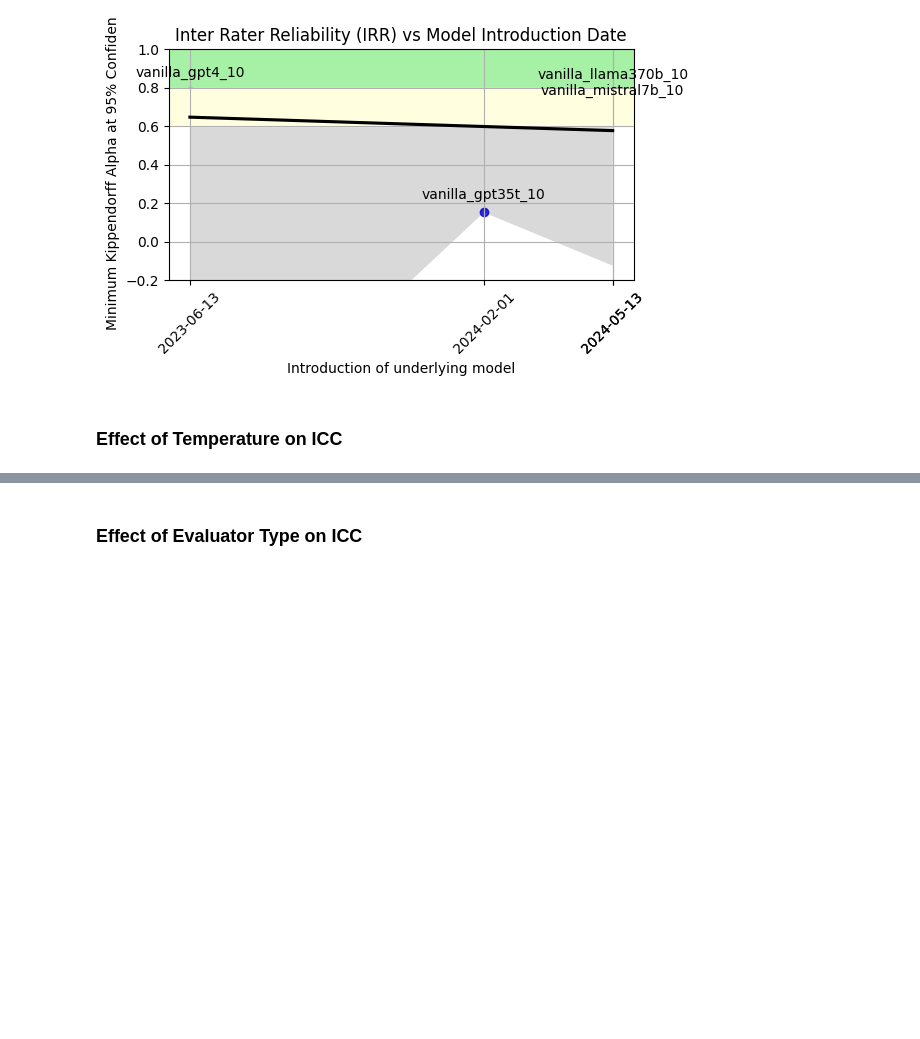
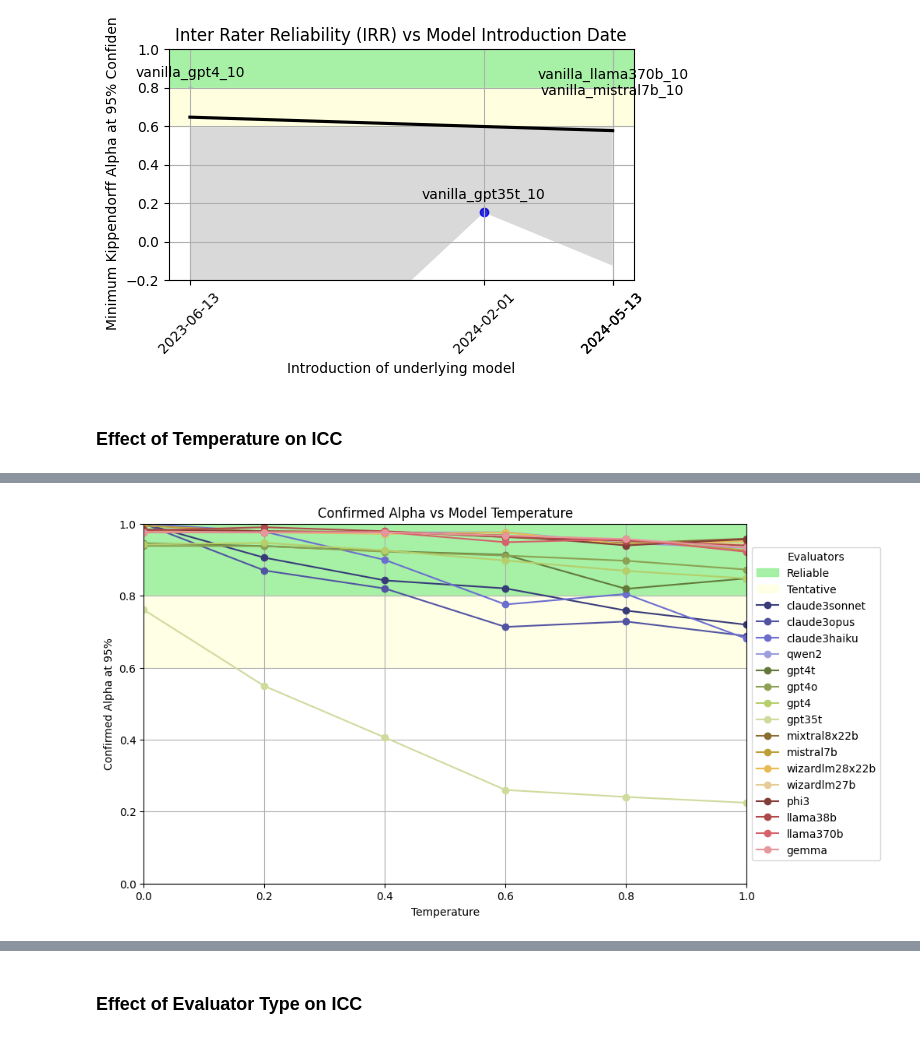
Before and after one commit to fabi260/FluffFinder, a Jupyter notebook: analysis.ipynb, the cells around one changed output, grey strips where cells are left out. Cells and saved outputs as stored; diff of their text form; code cells hidden in the pictures; blank space fills up the shorter version.

```diff
--- a/analysis.ipynb
+++ b/analysis.ipynb
@@ -547,3 +541,50 @@ reg.get_params()
+# %%
+import pandas as pd
+import matplotlib.pyplot as plt
+import seaborn as sns
+from sklearn.linear_model import LinearRegression
+
+# Assuming the necessary data is loaded into the dataframe `df` and `info_dict`
+name = 'kippendorff_H2'  # replace with the actual name of the dataframe
+df = locals()[name]
+
+# Add temperature data to df from info_dict
+df['temperature'] = df.index.map(lambda x: info_dict[x]['temperature'])
+df['model'] = df.index.map(lambda x: info_dict[x]['model'])
+df['provider'] = df.index.map(lambda x: info_dict[x]['provider'])
+df = df.sort_values(by=['temperature', 'provider', 'model'], ascending=False)
+
+#df = df[(df['provider'].isin(['Qwen', 'Microsoft']))]
+
+
+# Plotting
+plt.figure(figsize=(10, 6))
+
+plt.ylim(0, 1)
+plt.xlim(0, 1)
+plt.axhspan(0.8, 1, color='lightgreen', alpha=0.8, label='Reliable')
+plt.axhspan(0.6, 0.8, color='lightyellow', alpha=0.8, label='Tentative')
+
+# Plot each model's line separately
+models = df['model'].unique()
+colors = sns.color_palette("tab20b", len(models))
+
+for model, color in zip(models, colors):
+    model_df = df[df['model'] == model]
+    plt.plot(model_df['temperature'], model_df['lb_ci_95_1s'], marker='o', label=model, color=color)
+
+plt.title('Confirmed Alpha vs Model Temperature')
+plt.xlabel('Temperature')
+plt.ylabel('Confirmed Alpha at 95%')
+#plt.legend(loc='best', title='Evaluators')
+plt.legend(loc='center left', bbox_to_anchor=(1, 0.5), title='Evaluators')
+
+plt.grid(True)
+
+# Show the plot
+plt.show()
+# %% [output]
+[figure, added]
 # %%
 import statsmodels.api as sm
 
```
Also changed, not shown: parts of 10 cells of this notebook.
